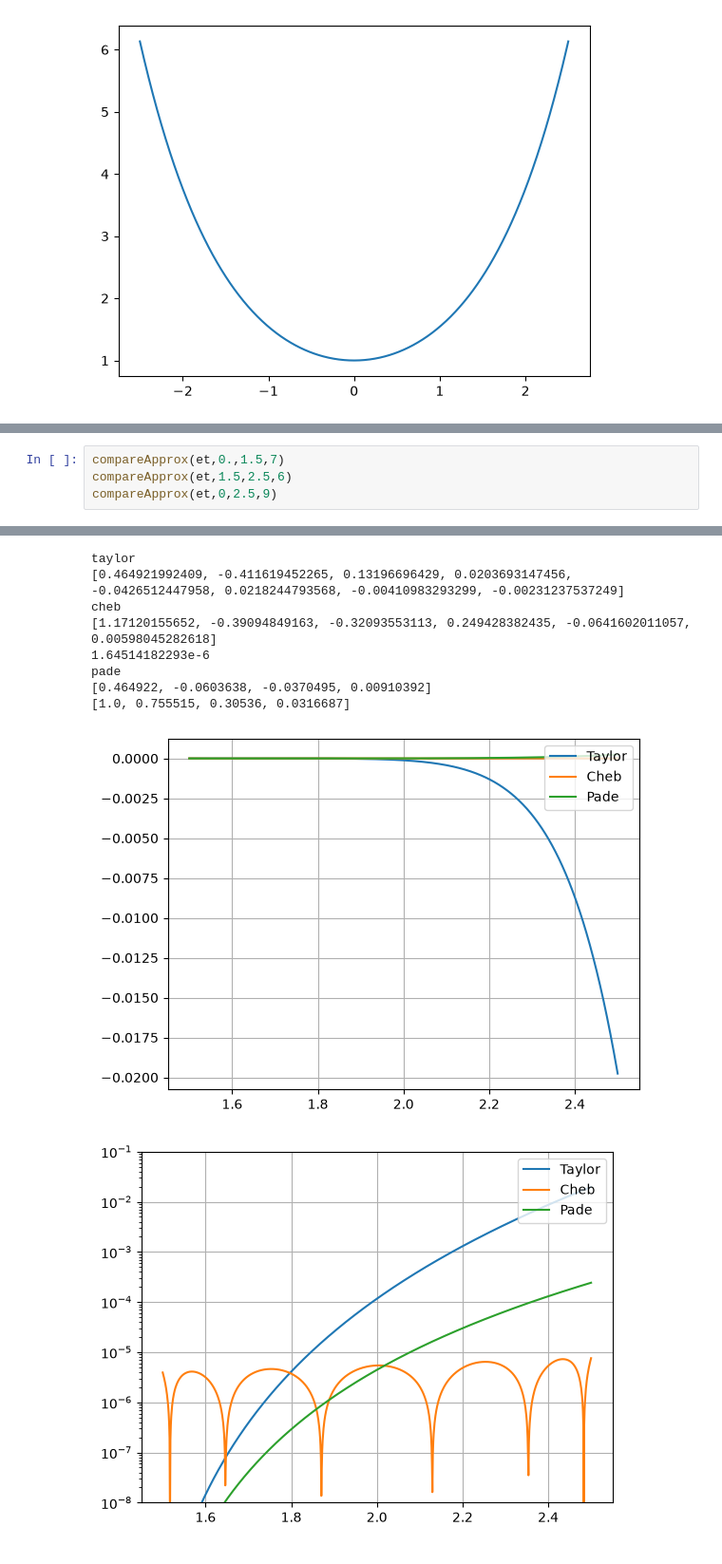
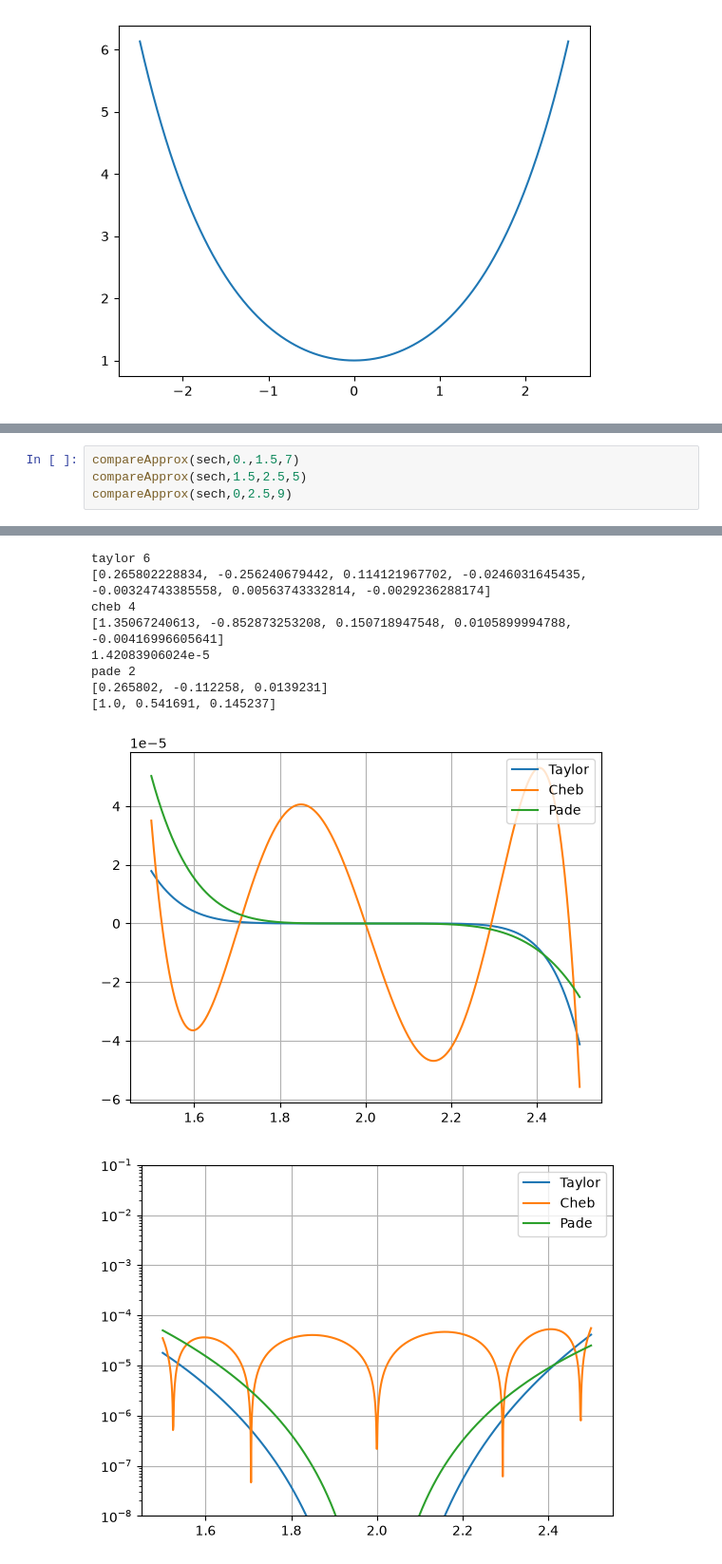
Before and after one commit to VinInn/pyTools, a Jupyter notebook: FunApprox.ipynb, the cells around one changed output, grey strips where cells are left out. Shown at 95% size. Cells and saved outputs as stored; diff of their text form.

```diff
--- a/FunApprox.ipynb
+++ b/FunApprox.ipynb
@@ -238,7 +155,7 @@ def compareApprox(f,xmin,xmax,N) :
    plt.legend(loc='upper right')
    plt.show()
 # %%
-compareApprox(et,0.,1.5,7)
-compareApprox(et,1.5,2.5,6)
-compareApprox(et,0,2.5,9)
+compareApprox(sech,0.,1.5,7)
+compareApprox(sech,1.5,2.5,5)
+compareApprox(sech,0,2.5,9)
 # %% [output]
@@ -255,10 +172,10 @@ pade
-taylor
-[0.464921992409, -0.411619452265, 0.13196696429, 0.0203693147456, -0.0426512447958, 0.0218244793568, -0.00410983293299, -0.00231237537249]
-cheb
-[1.17120155652, -0.39094849163, -0.32093553113, 0.249428382435, -0.0641602011057, 0.00598045282618]
-1.64514182293e-6
-pade
-[0.464922, -0.0603638, -0.0370495, 0.00910392]
-[1.0, 0.755515, 0.30536, 0.0316687]
+taylor 6
+[0.265802228834, -0.256240679442, 0.114121967702, -0.0246031645435, -0.00324743385558, 0.00563743332814, -0.0029236288174]
+cheb 4
+[1.35067240613, -0.852873253208, 0.150718947548, 0.0105899994788, -0.00416996605641]
+1.42083906024e-5
+pade 2
+[0.265802, -0.112258, 0.0139231]
+[1.0, 0.541691, 0.145237]
-[figure, old version]
+[figure, new version]
-[figure, old version]
+[figure, new version]
```
Also changed, not shown: parts of 11 cells of this notebook.
